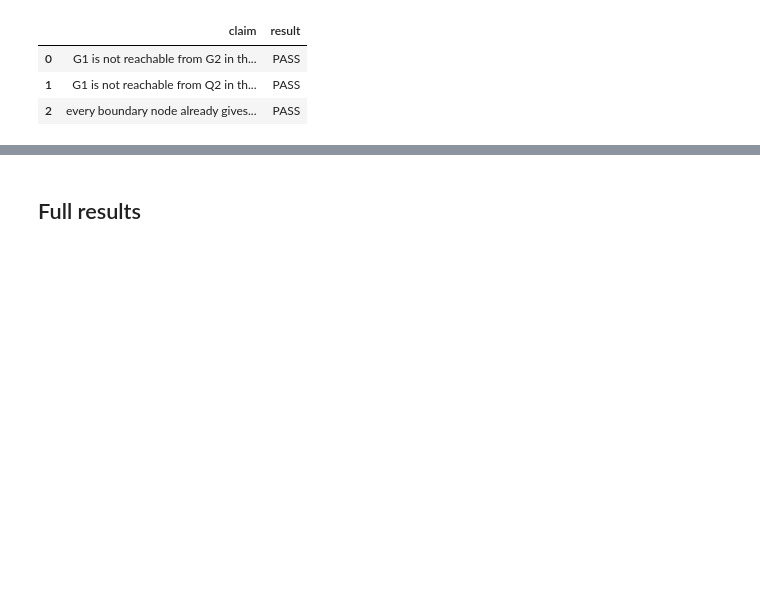
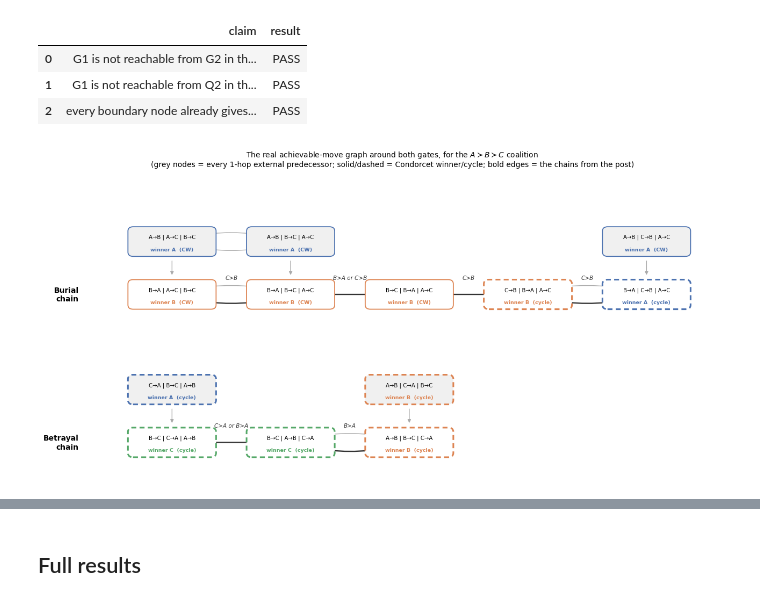
Before and after one commit to eigentaylor/eigentaylor.github.io, a Jupyter notebook: assets/jupyter/better_choices_verification.ipynb, the cells around one changed output, grey strips where cells are left out. Cells and saved outputs as stored; diff of their text form; code cells hidden in the pictures; blank space fills up the shorter version.

```diff
--- a/assets/jupyter/better_choices_verification.ipynb
+++ b/assets/jupyter/better_choices_verification.ipynb
@@ -356,27 +356,92 @@ pd.DataFrame(results[-3:], columns=['claim', 'result'])
 # %%
 import matplotlib.pyplot as plt
 from matplotlib.patches import FancyBboxPatch, FancyArrowPatch
 
 WIN_COLOR = {'A': '#4C72B0', 'B': '#DD8452', 'C': '#55A868'}
 
 def describe_lie(P, name, order):
     # every insincere vote that alone achieves this step (see achievable())
     if name == '(0,1)':
         w1, l1 = P[0]
         return f'{l1}>{w1}'
     (w_i, l_i), (w_j, l_j) = (P[0], P[1]) if name == '(1,2)' else (P[1], P[2])
     lies = []
     if prefers(order, l_i, w_i):
         lies.append(f'{w_i}>{l_i}')
     if prefers(order, w_j, l_j):
         lies.append(f'{l_j}>{w_j}')
     return ' or '.join(lies)
 
 node_set = list(dict.fromkeys(chain_nodes + boundary))
 GRAPH = LOCAL.subgraph(node_set)
 
+# lay out each chain left-to-right on its own row, far enough apart that
+# neither row collides with the other row's boundary nodes; each boundary
+# node sits just above the (first) chain node it feeds into
+BURIAL_Y, BETRAYAL_Y, X_STEP = 2.1, 0.0, 1.4
+pos = {s: (i * X_STEP, BURIAL_Y) for i, s in enumerate(burial_chain)}
+pos.update({s: (i * X_STEP, BETRAYAL_Y) for i, s in enumerate(betrayal_chain)})
+stacked = {}
+for p in boundary:
+    target = next(s for pp, _, s in boundary_edges if pp == p)
+    tx, ty = pos[target]
+    k = stacked.get((tx, ty), 0)
+    stacked[(tx, ty)] = k + 1
+    pos[p] = (tx - 0.42 * k, ty + 0.75)
+
 CHAIN_EDGES = set()
 for chain in (burial_chain, betrayal_chain):
     for a, b in zip(chain, chain[1:]):
         CHAIN_EDGES.add((a, b))
+
+fig, ax = plt.subplots(figsize=(13, 6.4))
+
+for u, v, data in GRAPH.edges(data=True):
+    x1, y1 = pos[u]
+    x2, y2 = pos[v]
+    highlighted = (u, v) in CHAIN_EDGES
+    reciprocal = GRAPH.has_edge(v, u)
+    rad = 0.15 if reciprocal else 0.0
+    ax.add_patch(FancyArrowPatch(
+        (x1, y1), (x2, y2), shrinkA=26, shrinkB=26,
+        connectionstyle=f'arc3,rad={rad}', arrowstyle='-|>',
+        mutation_scale=13 if highlighted else 9,
+        color='#333333' if highlighted else '#aaaaaa',
+        linewidth=1.7 if highlighted else 1.0, zorder=2 if highlighted else 1))
+    if highlighted:
+        mx, my = (x1 + x2) / 2, (y1 + y2) / 2
+        dx, dy = x2 - x1, y2 - y1
+        label_y = my + 0.20 if abs(dy) < 1e-6 else my
+        label_x = mx + (0.55 if abs(dy) > 1e-6 else 0)
+        ax.text(label_x, label_y, describe_lie(u, data['sigma'], order_ABC),
+                ha='center', va='bottom', fontsize=7.5, color='#333333', style='italic', zorder=5)
+
+for s in node_set:
+    x, y = pos[s]
+    w, cyc = winner(s), is_cycle(s)
+    ax.add_patch(FancyBboxPatch(
+        (x - 0.5, y - 0.19), 1.0, 0.38,
+        boxstyle="round,pad=0.02,rounding_size=0.06",
+        linewidth=2.2 if cyc else 1.3,
+        linestyle=(0, (3, 2)) if cyc else 'solid',
+        edgecolor=WIN_COLOR[w], facecolor='white' if s in chain_nodes else '#f0f0f0', zorder=3))
+    ax.text(x, y + 0.065, fmt_state(s), ha='center', va='center', fontsize=7.3, zorder=4)
+    ax.text(x, y - 0.11, f"winner {w}" + ("  (cycle)" if cyc else "  (CW)"),
+            ha='center', va='center', fontsize=6.8, color=WIN_COLOR[w], fontweight='bold', zorder=4)
+
+ax.text(-1.1, BURIAL_Y, "Burial\nchain", ha='right', va='center', fontsize=10, fontweight='bold')
+ax.text(-1.1, BETRAYAL_Y, "Betrayal\nchain", ha='right', va='center', fontsize=10, fontweight='bold')
+
+xs = [x for x, y in pos.values()]
+ys = [y for x, y in pos.values()]
+ax.set_xlim(min(xs) - 1.3, max(xs) + 0.9)
+ax.set_ylim(min(ys) - 0.5, max(ys) + 1.0)
+ax.axis('off')
+ax.set_title("The real achievable-move graph around both gates, for the $A \\succ B \\succ C$ coalition\n"
+             "(grey nodes = every 1-hop external predecessor; solid/dashed = Condorcet winner/cycle; "
+             "bold edges = the chains from the post)", fontsize=10)
+plt.tight_layout()
+plt.show()
+# %% [output]
+[figure, added]
 # %%
```
Also changed, not shown: parts of 5 cells of this notebook.
